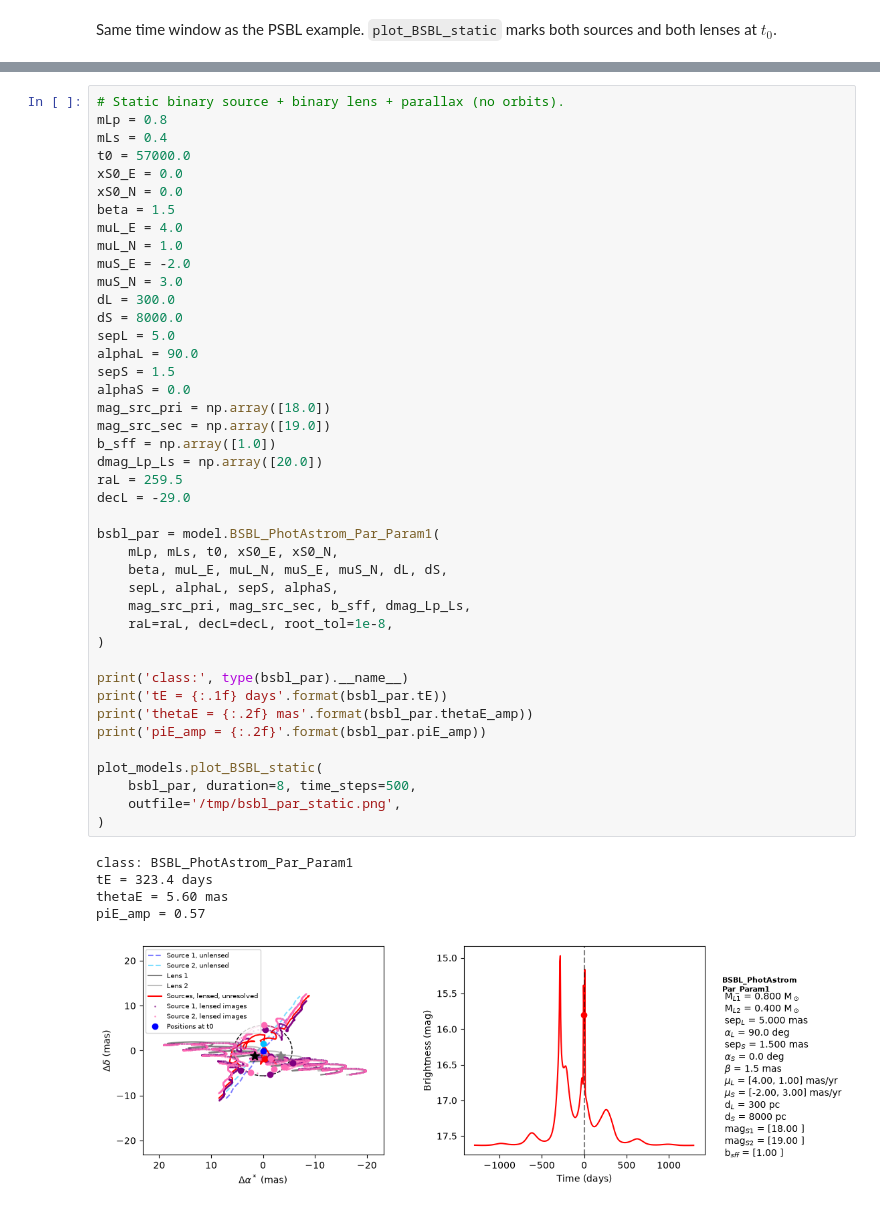
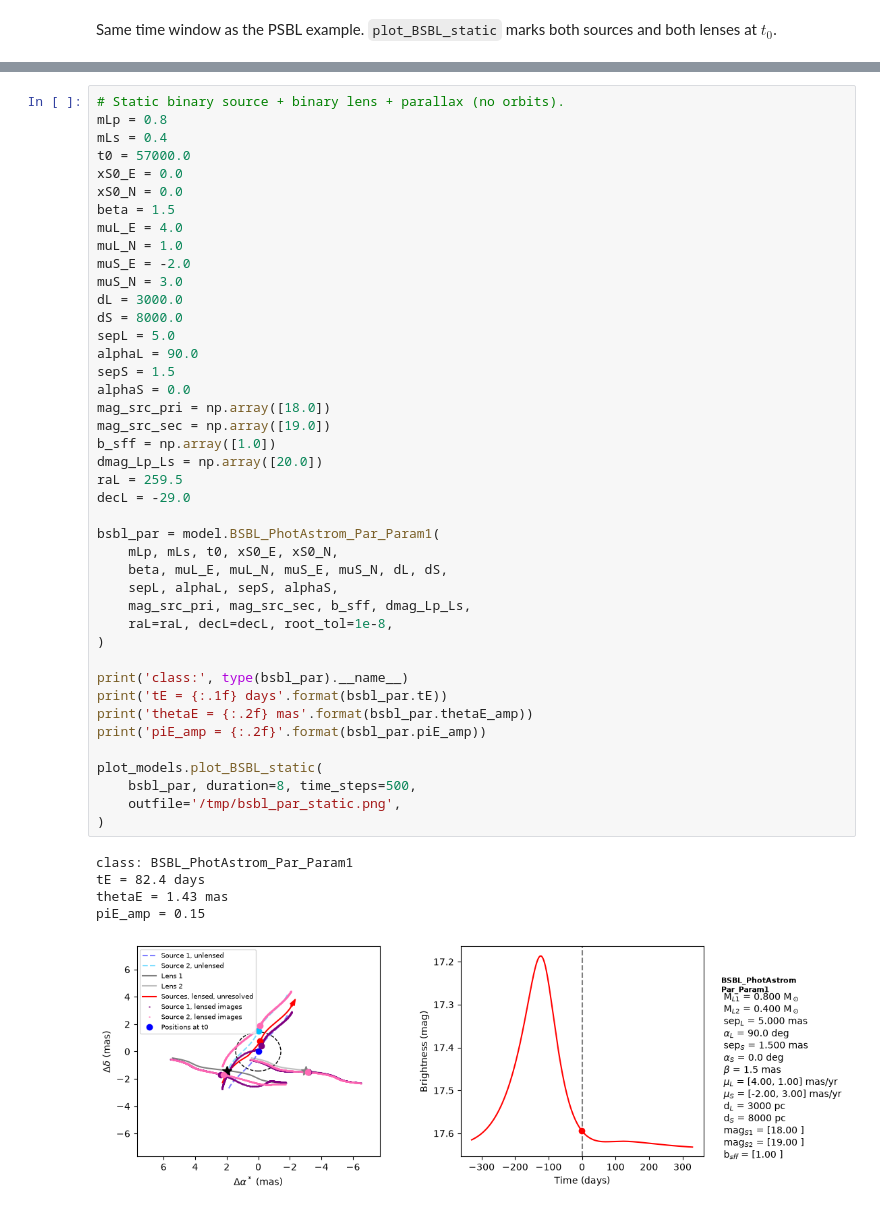
Before and after one commit to MovingUniverseLab/BAGLE_Microlensing, a Jupyter notebook: docs/notebooks/example_plot_PSBL_BSBL.ipynb, the cells around one changed output, grey strips where cells are left out. Saved outputs shown, nothing was run; the diff lists cells and outputs as text.

```diff
--- a/docs/notebooks/example_plot_PSBL_BSBL.ipynb
+++ b/docs/notebooks/example_plot_PSBL_BSBL.ipynb
@@ -369,39 +370,39 @@ muL_E = 4.0
 muL_N = 1.0
 muS_E = -2.0
 muS_N = 3.0
-dL = 300.0
+dL = 3000.0
 dS = 8000.0
 sepL = 5.0
 alphaL = 90.0
 sepS = 1.5
 alphaS = 0.0
 mag_src_pri = np.array([18.0])
 mag_src_sec = np.array([19.0])
 b_sff = np.array([1.0])
 dmag_Lp_Ls = np.array([20.0])
 raL = 259.5
 decL = -29.0
 
 bsbl_par = model.BSBL_PhotAstrom_Par_Param1(
     mLp, mLs, t0, xS0_E, xS0_N,
     beta, muL_E, muL_N, muS_E, muS_N, dL, dS,
     sepL, alphaL, sepS, alphaS,
     mag_src_pri, mag_src_sec, b_sff, dmag_Lp_Ls,
     raL=raL, decL=decL, root_tol=1e-8,
 )
 
 print('class:', type(bsbl_par).__name__)
 print('tE = {:.1f} days'.format(bsbl_par.tE))
 print('thetaE = {:.2f} mas'.format(bsbl_par.thetaE_amp))
 print('piE_amp = {:.2f}'.format(bsbl_par.piE_amp))
 
 plot_models.plot_BSBL_static(
     bsbl_par, duration=8, time_steps=500,
     outfile='/tmp/bsbl_par_static.png',
 )
 # %% [output]
 class: BSBL_PhotAstrom_Par_Param1
-tE = 323.4 days
-thetaE = 5.60 mas
-piE_amp = 0.57
+tE = 82.4 days
+thetaE = 1.43 mas
+piE_amp = 0.15
-[figure, old version]
+[figure, new version]
```
Also changed, not shown: parts of 13 cells of this notebook.
